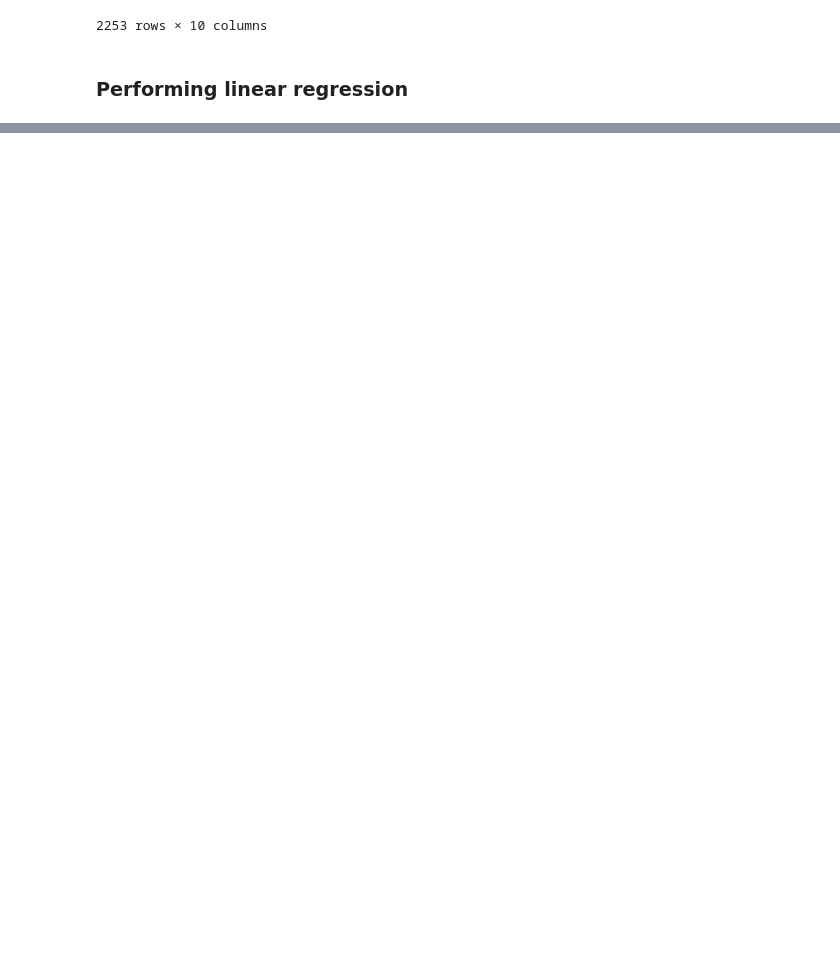
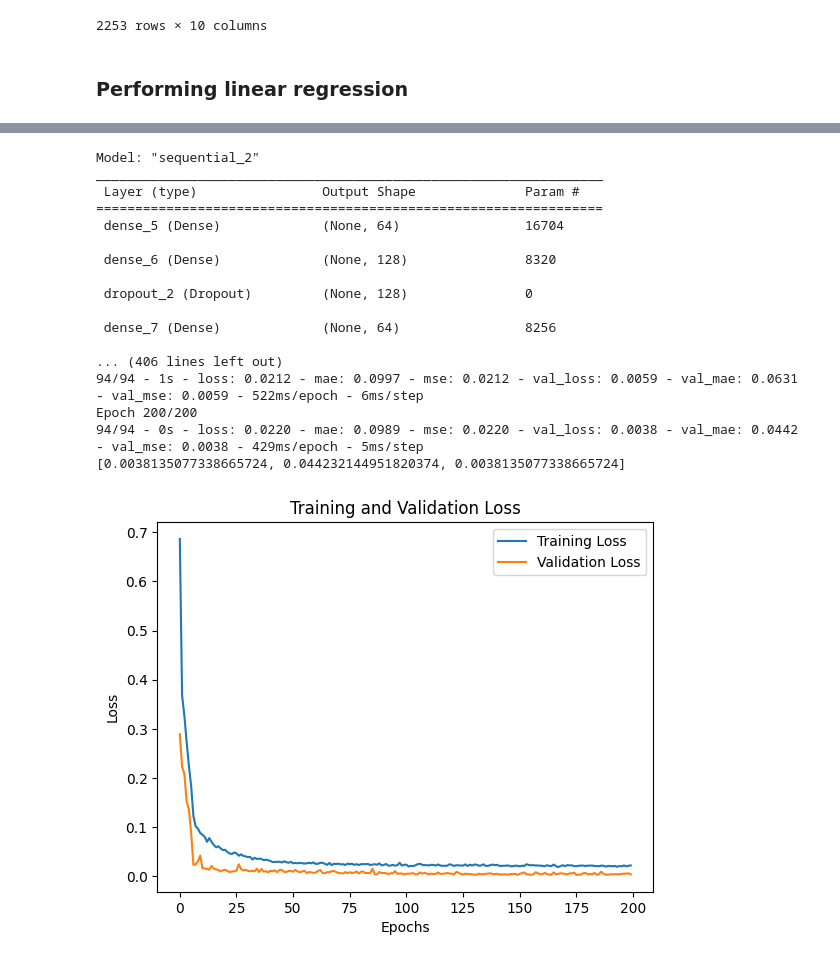
Before and after one commit to itamarKraitman/2024DeepLearningCourseProject, a Jupyter notebook: Main_Notebook.ipynb, the cells around one changed output, grey strips where cells are left out. Cells and saved outputs as stored; diff of their text form; code cells hidden in the pictures; blank space fills up the shorter version.

```diff
--- a/Main_Notebook.ipynb
+++ b/Main_Notebook.ipynb
@@ -346,0 +523,66 @@ mean_absolute_error(y_true=y_test, y_pred=y_pred)
+# %%
+model3 = Sequential([
+    # Input layer: Specify input_shape to match the number of features in your dataset (260 features)
+    Dense(64, activation='relu', input_shape=(260,)),
+
+    # Additional hidden layers
+    Dense(128, activation='relu'),
+    Dropout(0.5),  # Dropout layer to prevent overfitting
+
+    Dense(64, activation='relu'),
+    Dropout(0.5),  # Another Dropout layer
+
+    # Output layer: Adjust the number of neurons & activation based on your specific task
+    # For regression tasks, use 1 neuron with no activation function (or 'linear')
+    Dense(1)
+])
+
+# Compile the model
+model3.compile(optimizer='adam',
+              loss='mean_squared_error',  # Use 'mean_squared_error' for regression tasks
+              metrics=['mae', 'mse'])  # Track Mean Absolute Error and Mean Squared Error during training
+
+# Model summary to verify the architecture
+model3.summary()
+
+# Train the model
+history = model3.fit(X_train_preprocessed, y_train,
+                    validation_data=(X_valid_preprocessed, y_valid),
+                    epochs=200,  # Adjust the number of epochs based on when convergence occurs
+                    batch_size=32,  # Adjust batch size according to your dataset size and memory capacity
+                    verbose=2)
+
+# Evaluate the model on the validation set
+evaluation_result = model3.evaluate(X_valid_preprocessed, y_valid, verbose=0)
+print(evaluation_result)
+# print(f'Validation MAE: {val_mae:,.2f}')
+# print(f'Validation MSE: {val_mse:,.2f}')
+
+# Plotting the training and validation loss
+
+plt.plot(history.history['loss'], label='Training Loss')
+plt.plot(history.history['val_loss'], label='Validation Loss')
+plt.title('Training and Validation Loss')
+plt.xlabel('Epochs')
+plt.ylabel('Loss')
+plt.legend()
+plt.show()
+# %% [output]
+Model: "sequential_2"
+_________________________________________________________________
+ Layer (type)                Output Shape              Param #
+=================================================================
+ dense_5 (Dense)             (None, 64)                16704
+
+ dense_6 (Dense)             (None, 128)               8320
+
+ dropout_2 (Dropout)         (None, 128)               0
+
+ dense_7 (Dense)             (None, 64)                8256
+
+... (406 lines left out)
+94/94 - 1s - loss: 0.0212 - mae: 0.0997 - mse: 0.0212 - val_loss: 0.0059 - val_mae: 0.0631 - val_mse: 0.0059 - 522ms/epoch - 6ms/step
+Epoch 200/200
+94/94 - 0s - loss: 0.0220 - mae: 0.0989 - mse: 0.0220 - val_loss: 0.0038 - val_mae: 0.0442 - val_mse: 0.0038 - 429ms/epoch - 5ms/step
+[0.0038135077338665724, 0.044232144951820374, 0.0038135077338665724]
+[figure, added]
```
Also changed, not shown: parts of 19 cells of this notebook.
